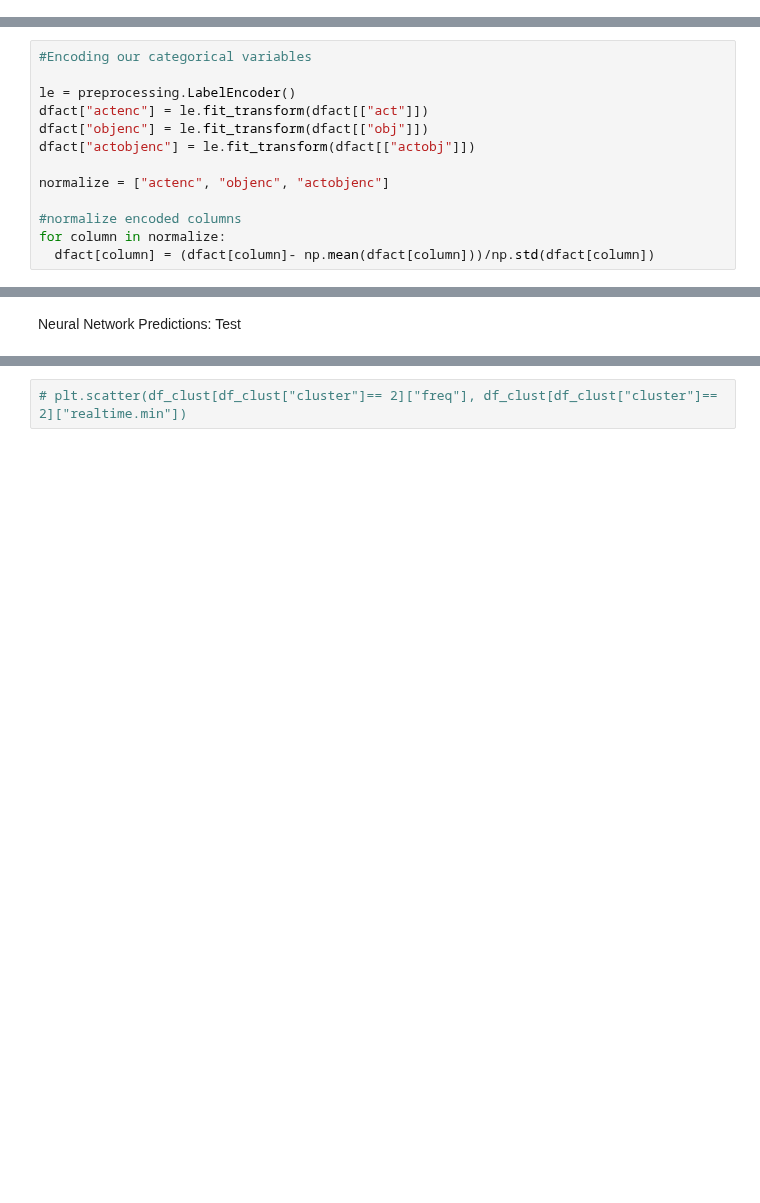
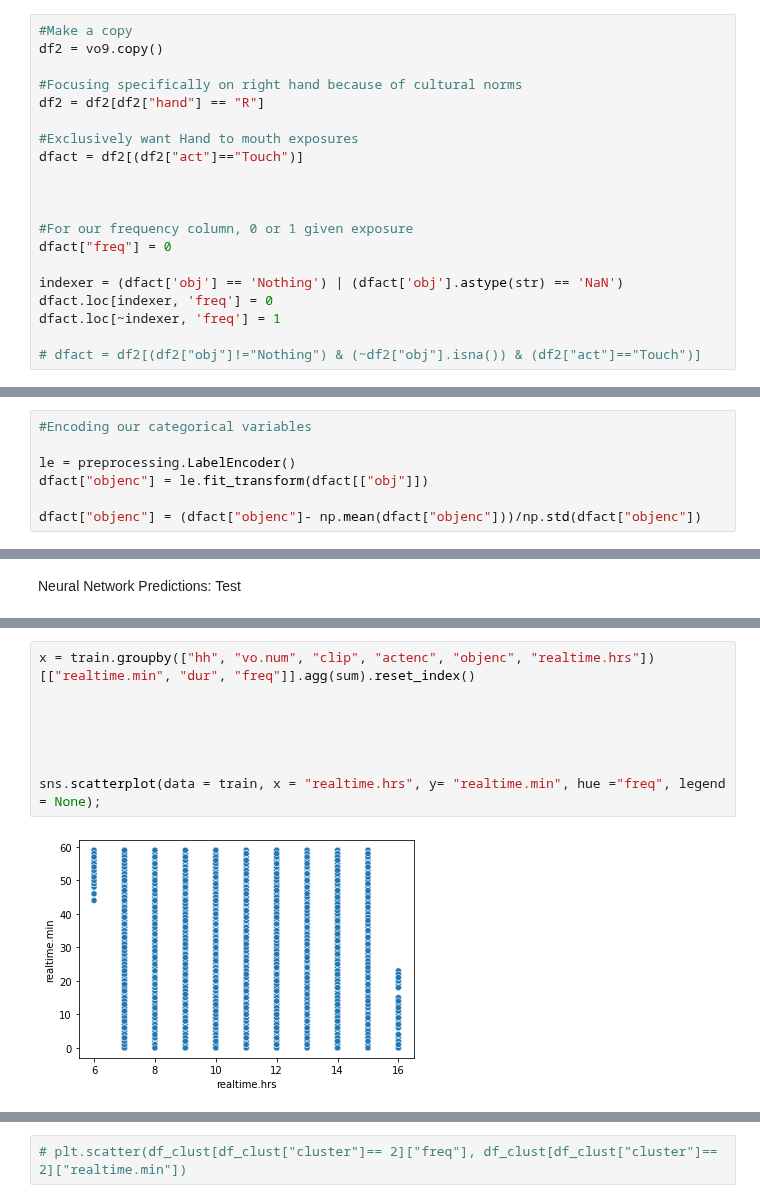
Before and after one commit to reinernoah/Capstone, a Jupyter notebook: Capstone_Final_Code.ipynb, the cells around one changed output, grey strips where cells are left out. Cells and saved outputs as stored; diff of their text form; blank space fills up the shorter version.

```diff
--- a/Capstone_Final_Code.ipynb
+++ b/Capstone_Final_Code.ipynb
@@ -164,0 +40,20 @@ See the caveats in the documentation: https://pandas.pydata.org/pandas-docs/stab
+# %%
+#Make a copy
+df2 = vo9.copy()
+
+#Focusing specifically on right hand because of cultural norms
+df2 = df2[df2["hand"] == "R"]
+
+#Exclusively want Hand to mouth exposures
+dfact = df2[(df2["act"]=="Touch")]
+
+
+
+#For our frequency column, 0 or 1 given exposure
+dfact["freq"] = 0
+
+indexer = (dfact['obj'] == 'Nothing') | (dfact['obj'].astype(str) == 'NaN')
+dfact.loc[indexer, 'freq'] = 0
+dfact.loc[~indexer, 'freq'] = 1
+
+# dfact = df2[(df2["obj"]!="Nothing") & (~df2["obj"].isna()) & (df2["act"]=="Touch")]
@@ -166,12 +247,6 @@ See the caveats in the documentation: https://pandas.pydata.org/pandas-docs/stab
 #Encoding our categorical variables
 
 le = preprocessing.LabelEncoder()
-dfact["actenc"] = le.fit_transform(dfact[["act"]])
 dfact["objenc"] = le.fit_transform(dfact[["obj"]])
-dfact["actobjenc"] = le.fit_transform(dfact[["actobj"]])
 
-normalize = ["actenc", "objenc", "actobjenc"]
-
-#normalize encoded columns
-for column in normalize:
-  dfact[column] = (dfact[column]- np.mean(dfact[column]))/np.std(dfact[column])
+dfact["objenc"] = (dfact["objenc"]- np.mean(dfact["objenc"]))/np.std(dfact["objenc"])
@@ -708 +664,11 @@ print(accuracy_score(testing[["freq"]],y_pred_test))
+# %%
+x = train.groupby(["hh", "vo.num", "clip", "actenc", "objenc", "realtime.hrs"])[["realtime.min", "dur", "freq"]].agg(sum).reset_index()
+
+
+
+
+
+sns.scatterplot(data = train, x = "realtime.hrs", y= "realtime.min", hue ="freq", legend = None);
+# %% [output]
+[figure, added]
 # %%
```
Also changed, not shown: parts of 36 cells of this notebook.
